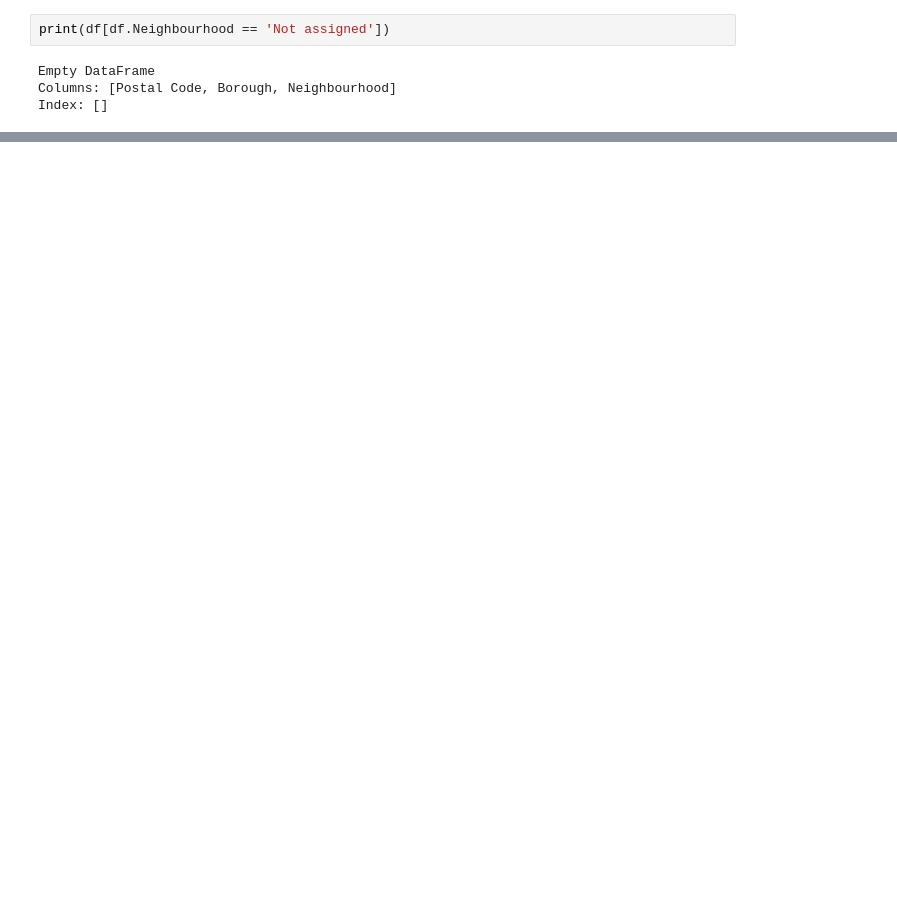
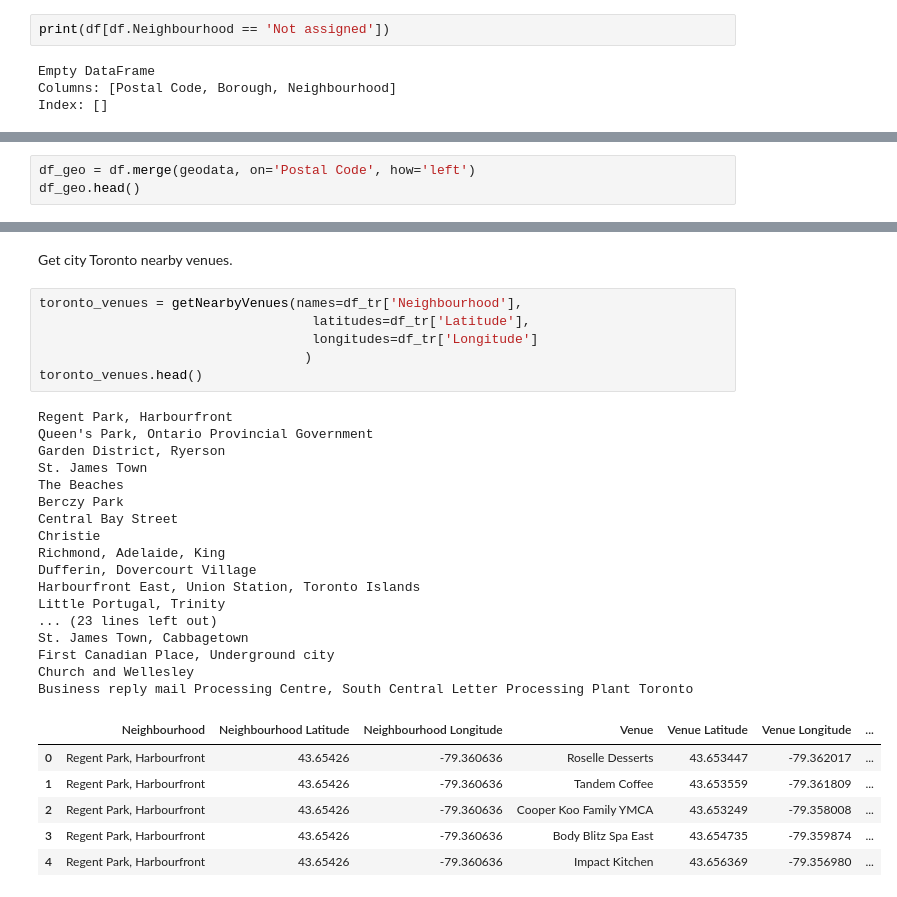
Before and after one commit to Remember63/IBM-Data-Science-Professional-Certificates, a Jupyter notebook: Coursera_Capstone.ipynb, the cells around one changed output, grey strips where cells are left out. Cells and saved outputs as stored; diff of their text form; blank space fills up the shorter version.

```diff
--- a/Coursera_Capstone.ipynb
+++ b/Coursera_Capstone.ipynb
@@ -52,0 +113,3 @@ Index: []
+# %%
+df_geo = df.merge(geodata, on='Postal Code', how='left')
+df_geo.head()
@@ -52,0 +219,32 @@ Index: []
+# %% [markdown]
+Get city Toronto nearby venues.
+# %%
+toronto_venues = getNearbyVenues(names=df_tr['Neighbourhood'],
+                                   latitudes=df_tr['Latitude'],
+                                   longitudes=df_tr['Longitude']
+                                  )
+toronto_venues.head()
+# %% [output]
+Regent Park, Harbourfront
+Queen's Park, Ontario Provincial Government
+Garden District, Ryerson
+St. James Town
+The Beaches
+Berczy Park
+Central Bay Street
+Christie
+Richmond, Adelaide, King
+Dufferin, Dovercourt Village
+Harbourfront East, Union Station, Toronto Islands
+Little Portugal, Trinity
+... (23 lines left out)
+St. James Town, Cabbagetown
+First Canadian Place, Underground city
+Church and Wellesley
+Business reply mail Processing Centre, South Central Letter Processing Plant Toronto
+|  | Neighbourhood | Neighbourhood Latitude | Neighbourhood Longitude | Venue | Venue Latitude | Venue Longitude | ... |
+| 0 | Regent Park, Harbourfront | 43.65426 | -79.360636 | Roselle Desserts | 43.653447 | -79.362017 | ... |
+| 1 | Regent Park, Harbourfront | 43.65426 | -79.360636 | Tandem Coffee | 43.653559 | -79.361809 | ... |
+| 2 | Regent Park, Harbourfront | 43.65426 | -79.360636 | Cooper Koo Family YMCA | 43.653249 | -79.358008 | ... |
+| 3 | Regent Park, Harbourfront | 43.65426 | -79.360636 | Body Blitz Spa East | 43.654735 | -79.359874 | ... |
+| 4 | Regent Park, Harbourfront | 43.65426 | -79.360636 | Impact Kitchen | 43.656369 | -79.356980 | ... |
```
Also changed, not shown: parts of 42 cells of this notebook.
